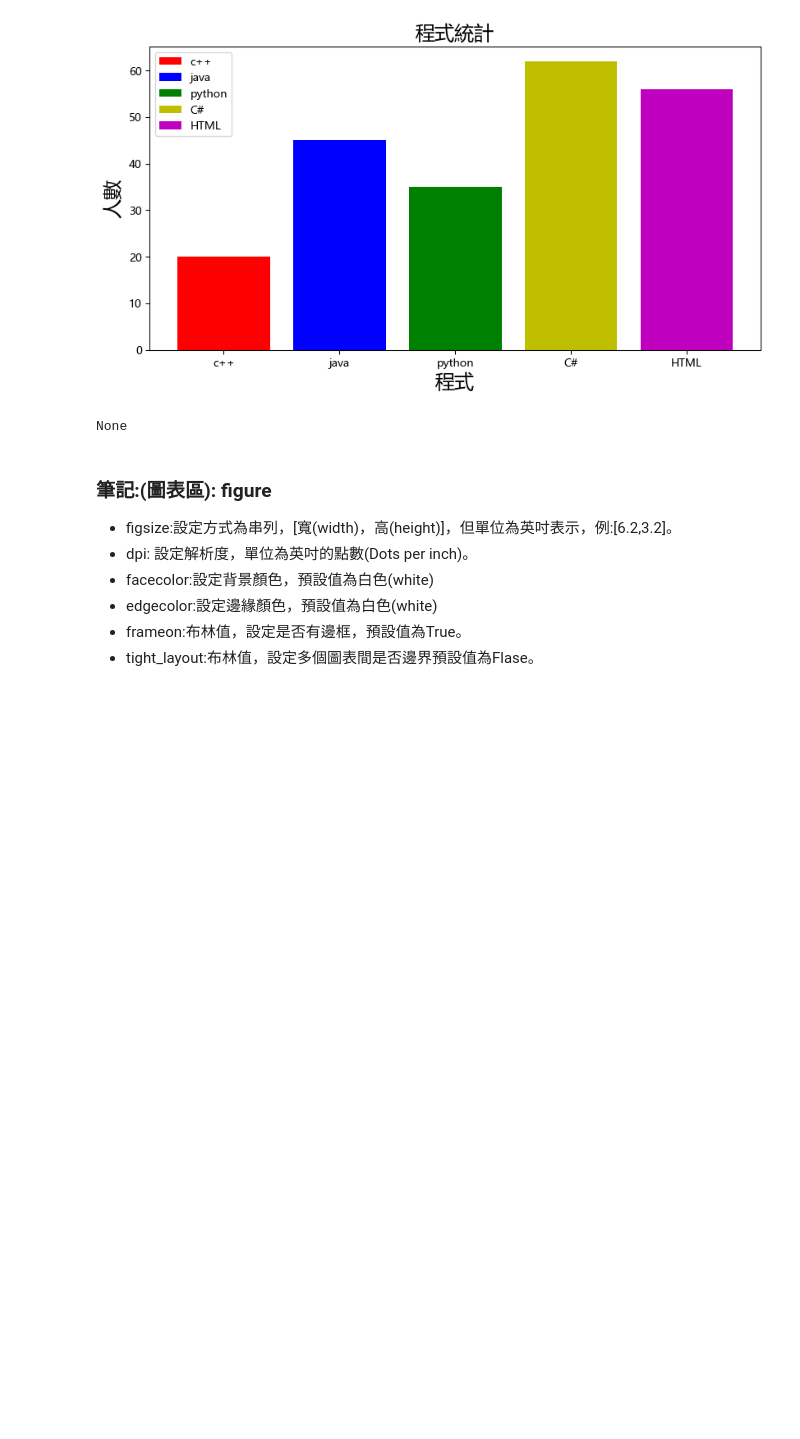
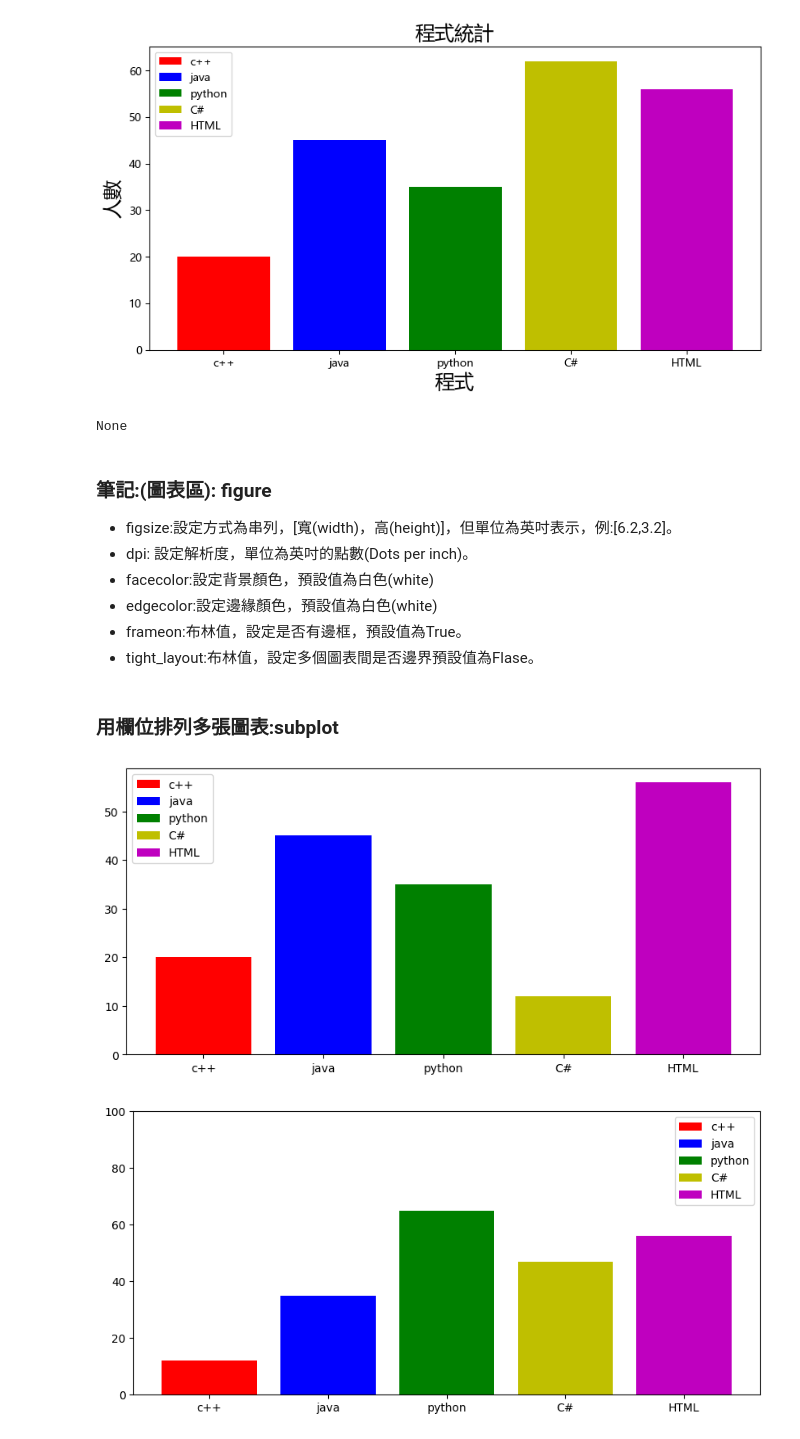
Before and after one commit to tonyfiry/python_getting_started, a Jupyter notebook: python/plot2.ipynb, the cells around one changed output. Cells and saved outputs as stored; diff of their text form; code cells hidden in the pictures; blank space fills up the shorter version.

Commit message:
python

```diff
--- a/python/plot2.ipynb
+++ b/python/plot2.ipynb
@@ -174,3 +174,28 @@ None
 * edgecolor:設定邊緣顏色，預設值為白色(white)
 * frameon:布林值，設定是否有邊框，預設值為True。
 * tight_layout:布林值，設定多個圖表間是否邊界預設值為Flase。
+# %% [markdown]
+### 用欄位排列多張圖表:subplot
+# %%
+plt.figure(figsize=[10,10])
+plt.subplot(211)
+listx = ['c++','java','python','C#','HTML']
+listy = [20,45,35,12,56]
+color = ['r','b','g','y','m']
+label = ['c++','java','python','C#','HTML']
+plt.bar(listx,listy,width=0.8,color=color,label=label)
+plt.legend()
+
+plt.figure(figsize=[10,10])
+plt.subplot(212)
+listx = ['c++','java','python','C#','HTML']
+listy = [12,35,65,47,56]
+color = ['r','b','g','y','m']
+label = ['c++','java','python','C#','HTML']
+plt.bar(listx,listy,width=0.8,color=color,label=label)
+plt.legend()
+plt.ylim(0,100)
+plt.show()
+# %% [output]
+[figure, added]
+[figure, added]
```
Also changed, not shown: parts of 2 cells of this notebook, 2 other files.
